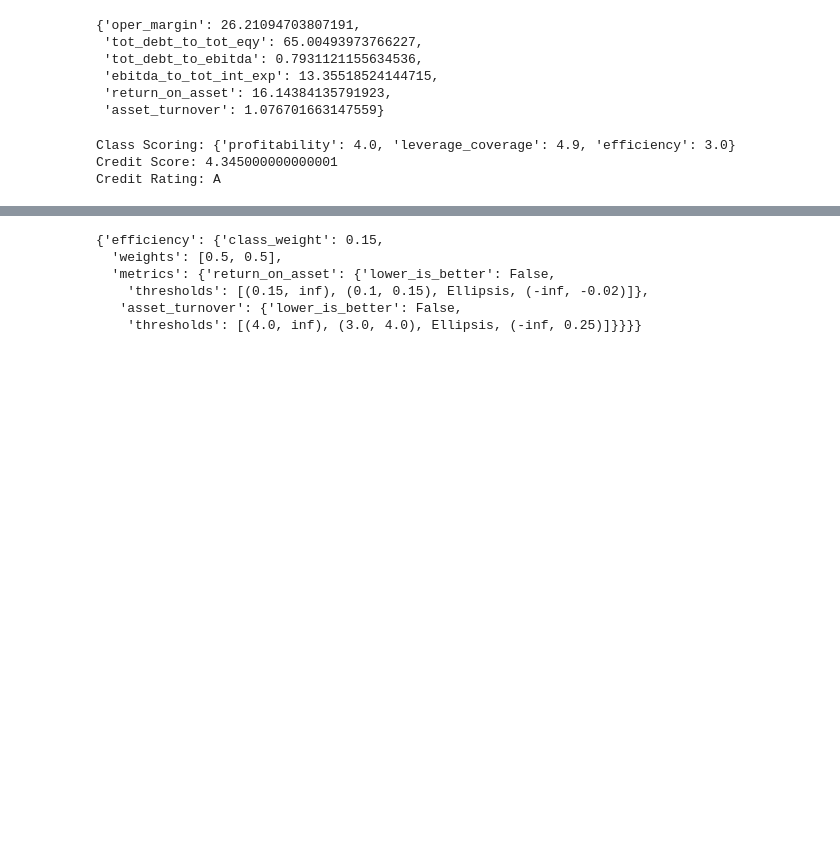
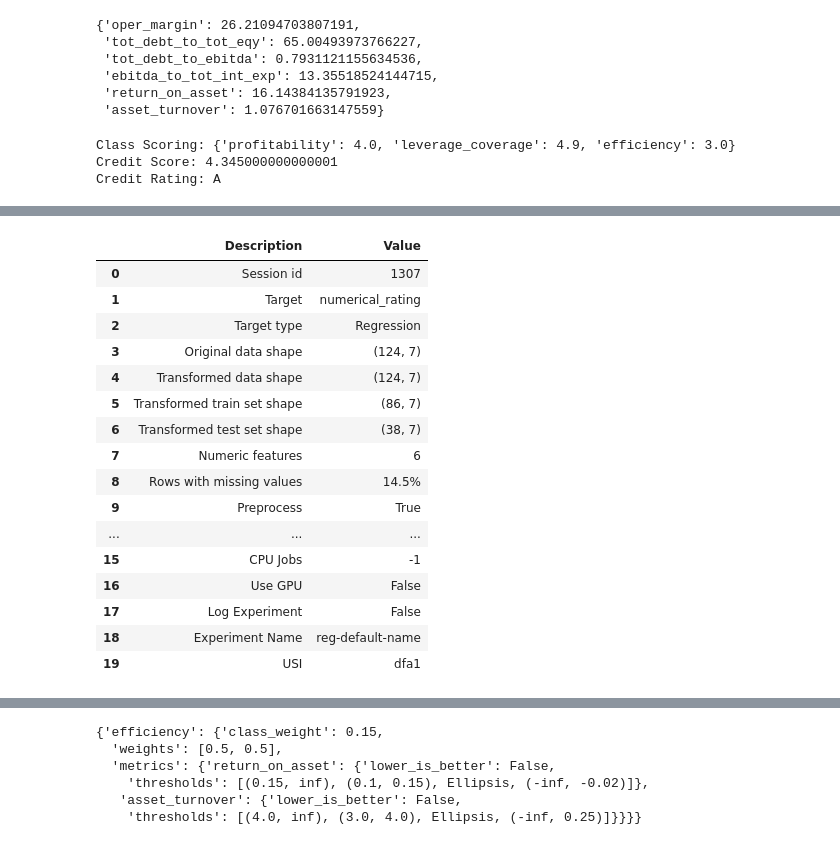
Before and after one commit to thabangndhlovu/HELLO_CREDIT, a Jupyter notebook: training.ipynb, the cells around one changed output, grey strips where cells are left out. Cells and saved outputs as stored; diff of their text form; code cells hidden in the pictures; blank space fills up the shorter version.

```diff
--- a/training.ipynb
+++ b/training.ipynb
@@ -266,0 +219,8 @@ df
+# %%
+X = metrics.T
+# %%
+y = y.to_frame()
+# %%
+X = X.replace(0, np.nan)
+# %%
+X = X[model_metrics]
@@ -266,0 +229,20 @@ df
+# %%
+model = setup(X.join(y), target="numerical_rating")
+# %% [output]
+|  | Description | Value |
+| 0 | Session id | 1307 |
+| 1 | Target | numerical_rating |
+| 2 | Target type | Regression |
+| 3 | Original data shape | (124, 7) |
+| 4 | Transformed data shape | (124, 7) |
+| 5 | Transformed train set shape | (86, 7) |
+| 6 | Transformed test set shape | (38, 7) |
+| 7 | Numeric features | 6 |
+| 8 | Rows with missing values | 14.5% |
+| 9 | Preprocess | True |
+| ... | ... | ... |
+| 15 | CPU Jobs | -1 |
+| 16 | Use GPU | False |
+| 17 | Log Experiment | False |
+| 18 | Experiment Name | reg-default-name |
+| 19 | USI | dfa1 |
```
Also changed, not shown: parts of 24 cells of this notebook, 9 other files.
